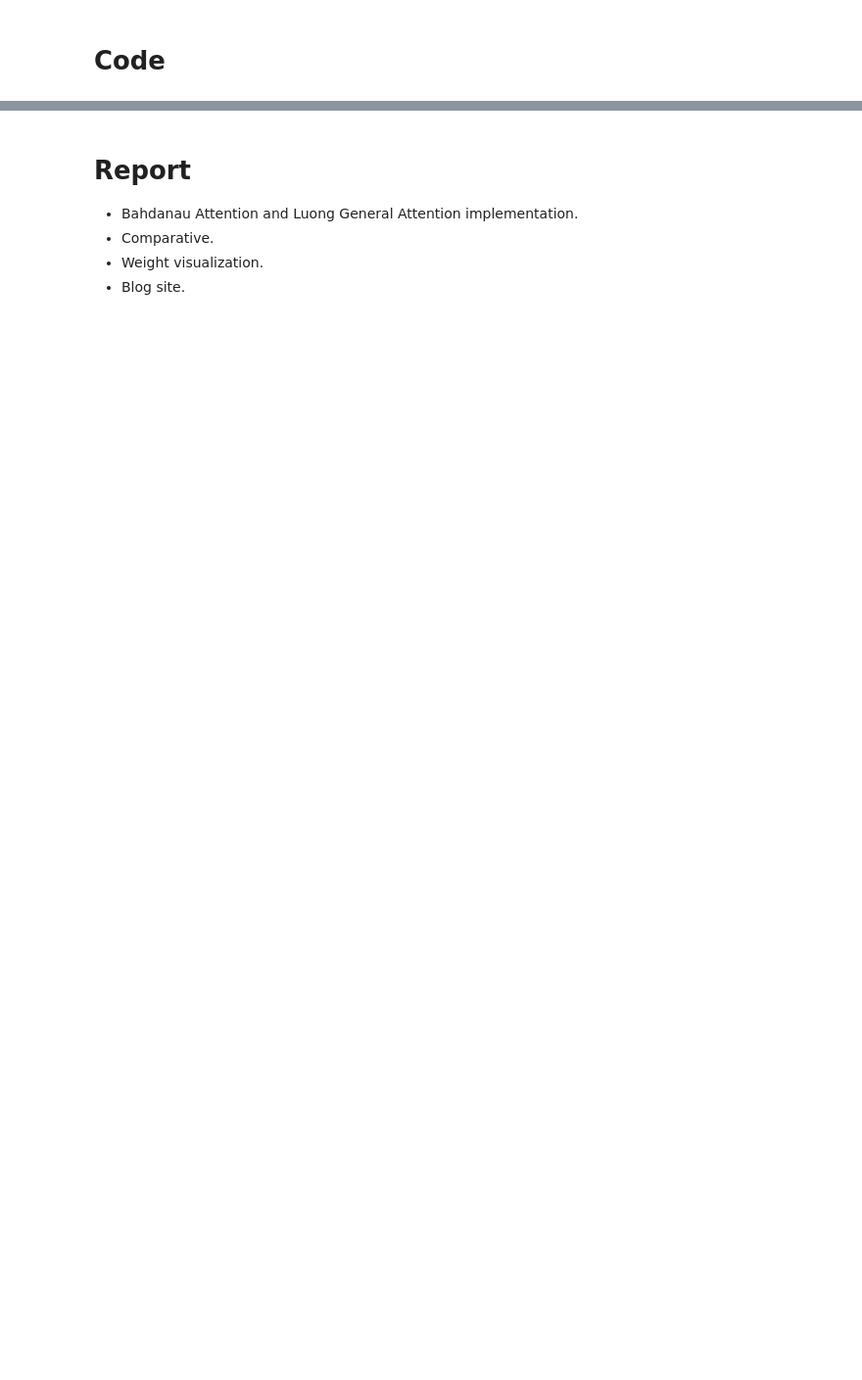
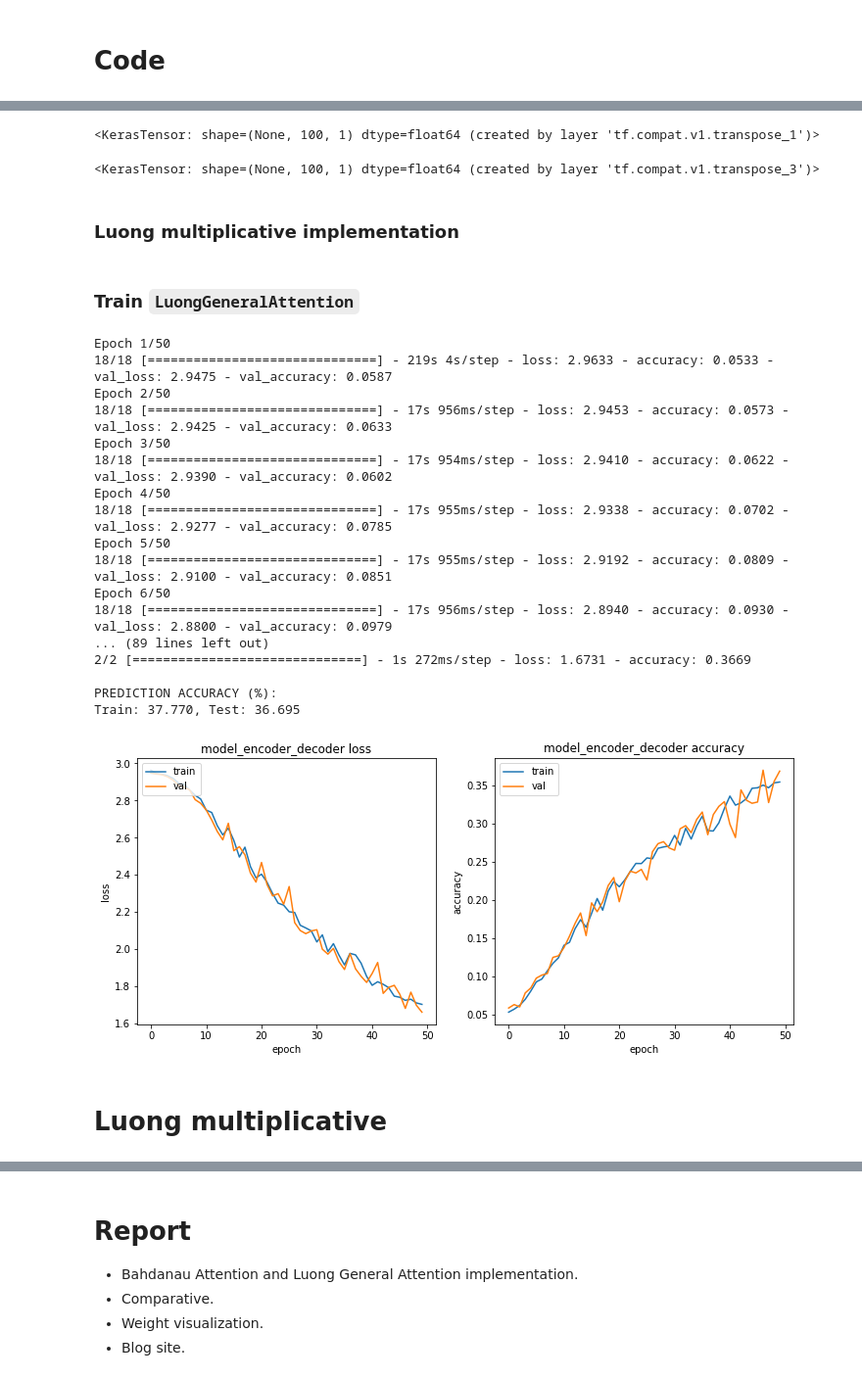
Before and after one commit to JanLeyva/DeepLearning, a Jupyter notebook: Copy_of_Assignment3_2021.ipynb, the cells around one changed output, grey strips where cells are left out. Shown at 98% size. Cells and saved outputs as stored; diff of their text form; code cells hidden in the pictures; blank space fills up the shorter version.

```diff
--- a/Copy_of_Assignment3_2021.ipynb
+++ b/Copy_of_Assignment3_2021.ipynb
@@ -312,0 +727,3 @@ class BahdanauAttention(tf.keras.layers.Layer):
+# %%
+query_with_time_axis = tf.expand_dims(decoder_outputs, 1)
+values_transposed = tf.transpose(encoder_outputs, perm=[0, 2, 1])
@@ -313 +755,72 @@ class BahdanauAttention(tf.keras.layers.Layer):
+# %%
+units = 100
+W1 = tf.keras.layers.Dense(units) # we need a W as training paramater
+
+score = tf.transpose(tf.matmul(query_with_time_axis,
+                                       W1(values_transposed)), perm=[0, 2, 1])
+# %%
+(score) # luong dot result
+# %% [output]
+<KerasTensor: shape=(None, 100, 1) dtype=float64 (created by layer 'tf.compat.v1.transpose_1')>
+# %%
+score # luong multiplicative result
+# %% [output]
+<KerasTensor: shape=(None, 100, 1) dtype=float64 (created by layer 'tf.compat.v1.transpose_3')>
+# %% [markdown]
+### Luong multiplicative implementation
+# %%
+class LuongGeneralAttention(tf.keras.layers.Layer):
+    def __init__(self, units):
+        super(LuongGeneralAttention, self).__init__()
+        self.W1 = tf.keras.layers.Dense(units)
+
+
+    def call(self, query, values):
+        query_with_time_axis = tf.expand_dims(query, 1)
+        values_transposed = tf.transpose(values, perm=[0, 2, 1])
+
+        # LUONGH Dot-product
+        score = tf.transpose(tf.matmul(query_with_time_axis,
+                                       self.W1(values_transposed)), perm=[0, 2, 1])
+
+        # attention_weights shape == (batch_size, max_length, 1)
+        attention_weights = tf.nn.softmax(score, axis=1)
+
+        # context_vector shape after sum == (batch_size, hidden_size)
+        context_vector = attention_weights * values
+        context_vector = tf.reduce_sum(context_vector, axis=1)
+
+        return context_vector, attention_weights
+# %% [markdown]
+### Train `LuongGeneralAttention`
+# %%
+# attention model
+attentionLuongGeneral = LuongGeneralAttention(units = 100)
+model_attentionLuongGeneral = build_attention_model(attentionLuongGeneral, batch_size, rnn_units)
+
+
+#training
+train_test(model_attentionLuongGeneral, X_train, y_train , X_test,
+           y_test, batch_size=batch_size, epochs=50, patience=3)
+# %% [output]
+Epoch 1/50
+18/18 [==============================] - 219s 4s/step - loss: 2.9633 - accuracy: 0.0533 - val_loss: 2.9475 - val_accuracy: 0.0587
+Epoch 2/50
+18/18 [==============================] - 17s 956ms/step - loss: 2.9453 - accuracy: 0.0573 - val_loss: 2.9425 - val_accuracy: 0.0633
+Epoch 3/50
+18/18 [==============================] - 17s 954ms/step - loss: 2.9410 - accuracy: 0.0622 - val_loss: 2.9390 - val_accuracy: 0.0602
+Epoch 4/50
+18/18 [==============================] - 17s 955ms/step - loss: 2.9338 - accuracy: 0.0702 - val_loss: 2.9277 - val_accuracy: 0.0785
+Epoch 5/50
+18/18 [==============================] - 17s 955ms/step - loss: 2.9192 - accuracy: 0.0809 - val_loss: 2.9100 - val_accuracy: 0.0851
+Epoch 6/50
+18/18 [==============================] - 17s 956ms/step - loss: 2.8940 - accuracy: 0.0930 - val_loss: 2.8800 - val_accuracy: 0.0979
+... (89 lines left out)
+2/2 [==============================] - 1s 272ms/step - loss: 1.6731 - accuracy: 0.3669
+
+PREDICTION ACCURACY (%):
+Train: 37.770, Test: 36.695
+[figure, added]
+# %% [markdown]
+# Luong multiplicative
 # %%
```
Also changed, not shown: parts of 42 cells of this notebook.
